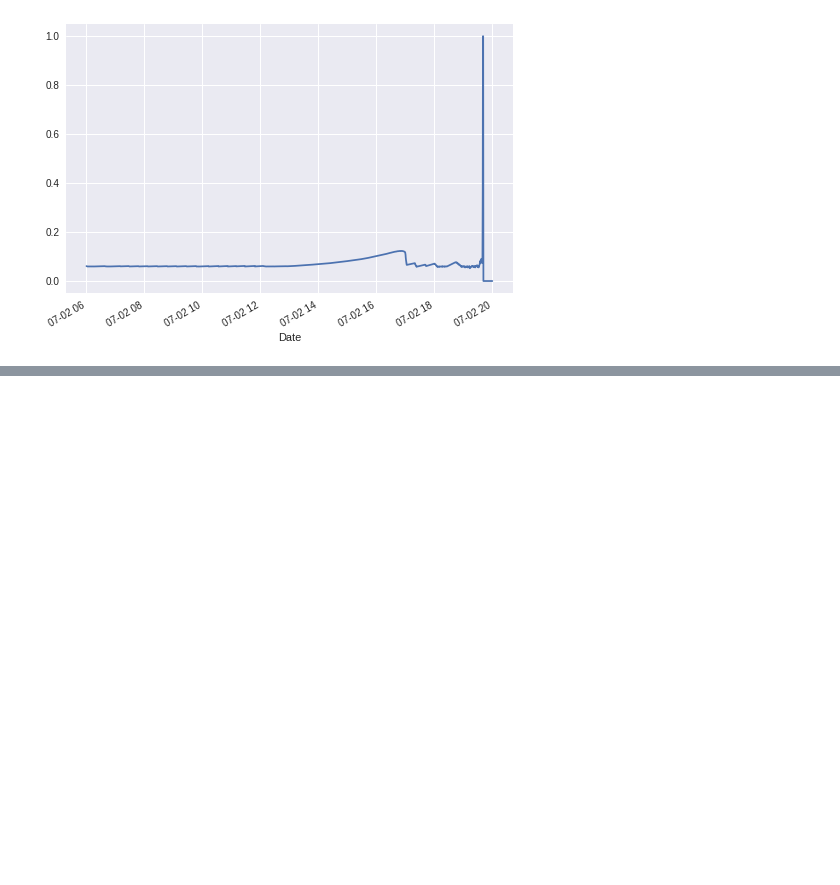
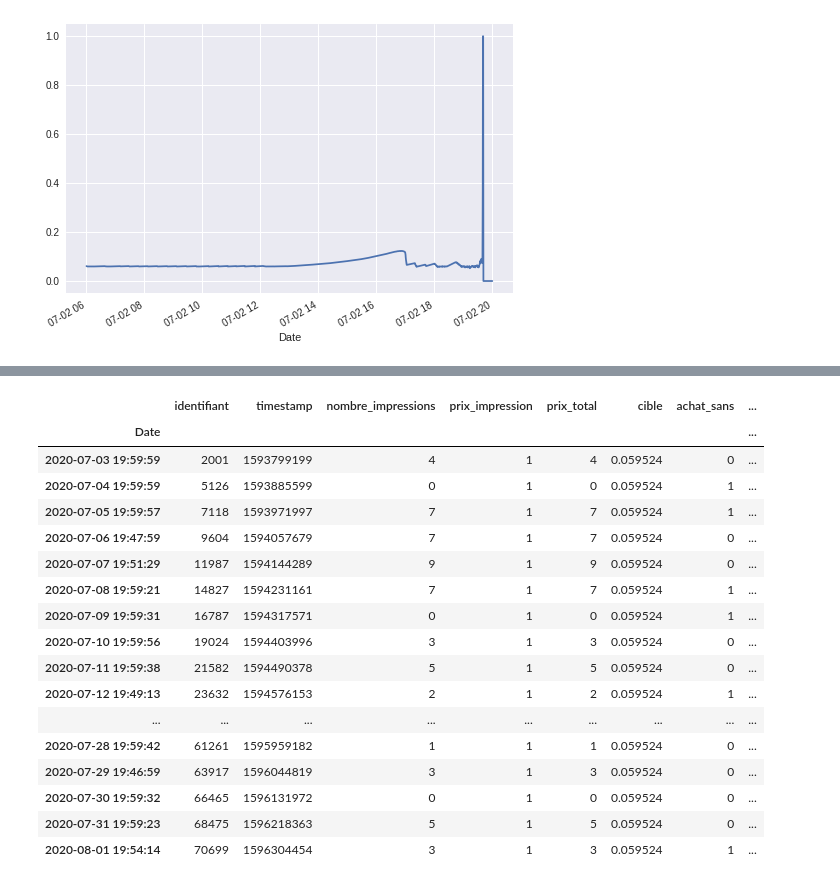
Before and after one commit to ThomasM-mecen/Displayce_internship, a Jupyter notebook: Pacing/Pacing_simulation_v5.ipynb, the cells around one changed output, grey strips where cells are left out. Saved outputs shown, nothing was run; the diff lists cells and outputs as text; code cells hidden in the pictures; blank space fills up the shorter version.

```diff
--- a/Pacing/Pacing_simulation_v5.ipynb
+++ b/Pacing/Pacing_simulation_v5.ipynb
@@ -386,0 +500,21 @@ jour_avec.bt.plot()
+# %%
+data.groupby(data.index.day).tail(1)
+# %% [output]
+|  | identifiant | timestamp | nombre_impressions | prix_impression | prix_total | cible | achat_sans | ... |
+| Date |  |  |  |  |  |  |  | ... |
+| 2020-07-03 19:59:59 | 2001 | 1593799199 | 4 | 1 | 4 | 0.059524 | 0 | ... |
+| 2020-07-04 19:59:59 | 5126 | 1593885599 | 0 | 1 | 0 | 0.059524 | 1 | ... |
+| 2020-07-05 19:59:57 | 7118 | 1593971997 | 7 | 1 | 7 | 0.059524 | 1 | ... |
+| 2020-07-06 19:47:59 | 9604 | 1594057679 | 7 | 1 | 7 | 0.059524 | 0 | ... |
+| 2020-07-07 19:51:29 | 11987 | 1594144289 | 9 | 1 | 9 | 0.059524 | 0 | ... |
+| 2020-07-08 19:59:21 | 14827 | 1594231161 | 7 | 1 | 7 | 0.059524 | 1 | ... |
+| 2020-07-09 19:59:31 | 16787 | 1594317571 | 0 | 1 | 0 | 0.059524 | 1 | ... |
+| 2020-07-10 19:59:56 | 19024 | 1594403996 | 3 | 1 | 3 | 0.059524 | 0 | ... |
+| 2020-07-11 19:59:38 | 21582 | 1594490378 | 5 | 1 | 5 | 0.059524 | 0 | ... |
+| 2020-07-12 19:49:13 | 23632 | 1594576153 | 2 | 1 | 2 | 0.059524 | 1 | ... |
+| ... | ... | ... | ... | ... | ... | ... | ... | ... |
+| 2020-07-28 19:59:42 | 61261 | 1595959182 | 1 | 1 | 1 | 0.059524 | 0 | ... |
+| 2020-07-29 19:46:59 | 63917 | 1596044819 | 3 | 1 | 3 | 0.059524 | 0 | ... |
+| 2020-07-30 19:59:32 | 66465 | 1596131972 | 0 | 1 | 0 | 0.059524 | 0 | ... |
+| 2020-07-31 19:59:23 | 68475 | 1596218363 | 5 | 1 | 5 | 0.059524 | 0 | ... |
+| 2020-08-01 19:54:14 | 70699 | 1596304454 | 3 | 1 | 3 | 0.059524 | 1 | ... |
```
Also changed, not shown: parts of 16 cells of this notebook, 1 other file.
